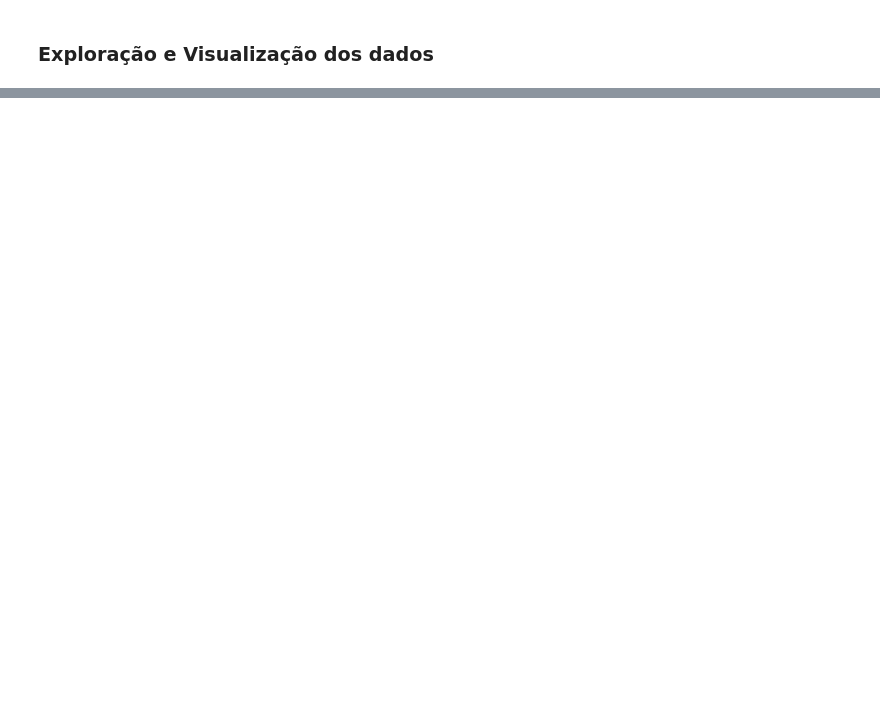
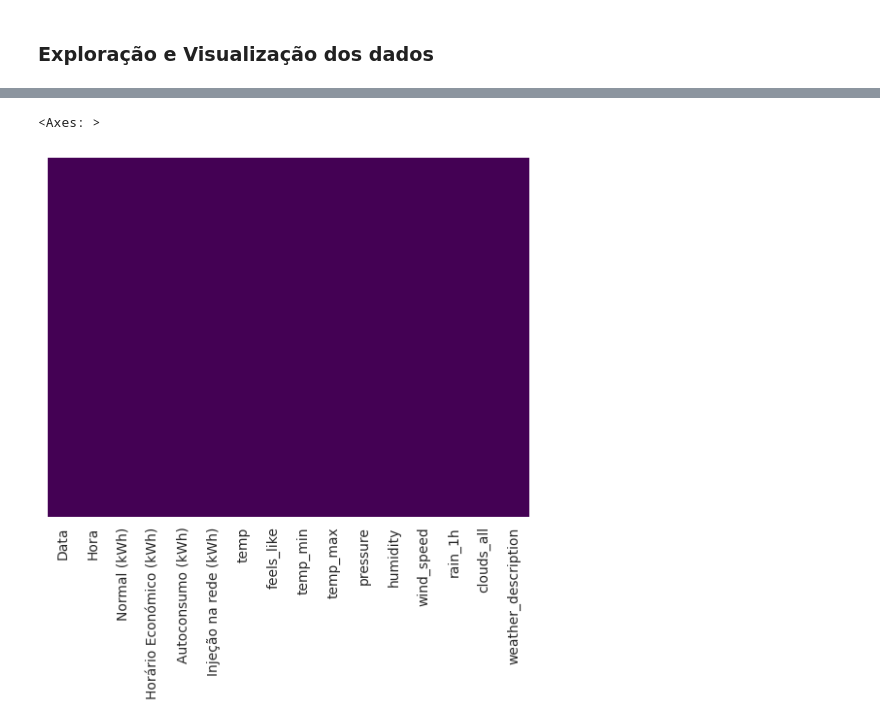
Before and after one commit to joaofaria19/DAA-Trabalho, a Jupyter notebook: competicao.ipynb, the cells around one changed output, grey strips where cells are left out. Saved outputs shown, nothing was run; the diff lists cells and outputs as text; code cells hidden in the pictures; blank space fills up the shorter version.

```diff
--- a/competicao.ipynb
+++ b/competicao.ipynb
@@ -108,0 +155,8 @@ dtype: int64
+# %%
+# Estou a colocar num dataframe diferente para não estragar o inicial
+em1 = em.copy()
+em1.drop(['sea_level'], axis=1, inplace=True)
+em1.drop(['grnd_level'], axis=1, inplace=True)
+em1.drop(['dt'], axis=1, inplace=True)
+em1.drop(['dt_iso'], axis=1, inplace=True)
+em1.head()
@@ -108,0 +193,3 @@ dtype: int64
+# %%
+em1.drop('city_name', axis=1, inplace=True)
+em1.columns
@@ -108,0 +204,4 @@ dtype: int64
+# %%
+em1['rain_1h'].fillna(0.0,inplace=True)
+em1['Injeção na rede (kWh)'].fillna(0,inplace=True)
+em1
@@ -108,0 +222,5 @@ dtype: int64
+# %%
+sns.heatmap(em1.isnull(),yticklabels=False, cbar=False, cmap='viridis')
+# %% [output]
+<Axes: >
+[figure, added]
```
Also changed, not shown: parts of 21 cells of this notebook, 3 other files.
